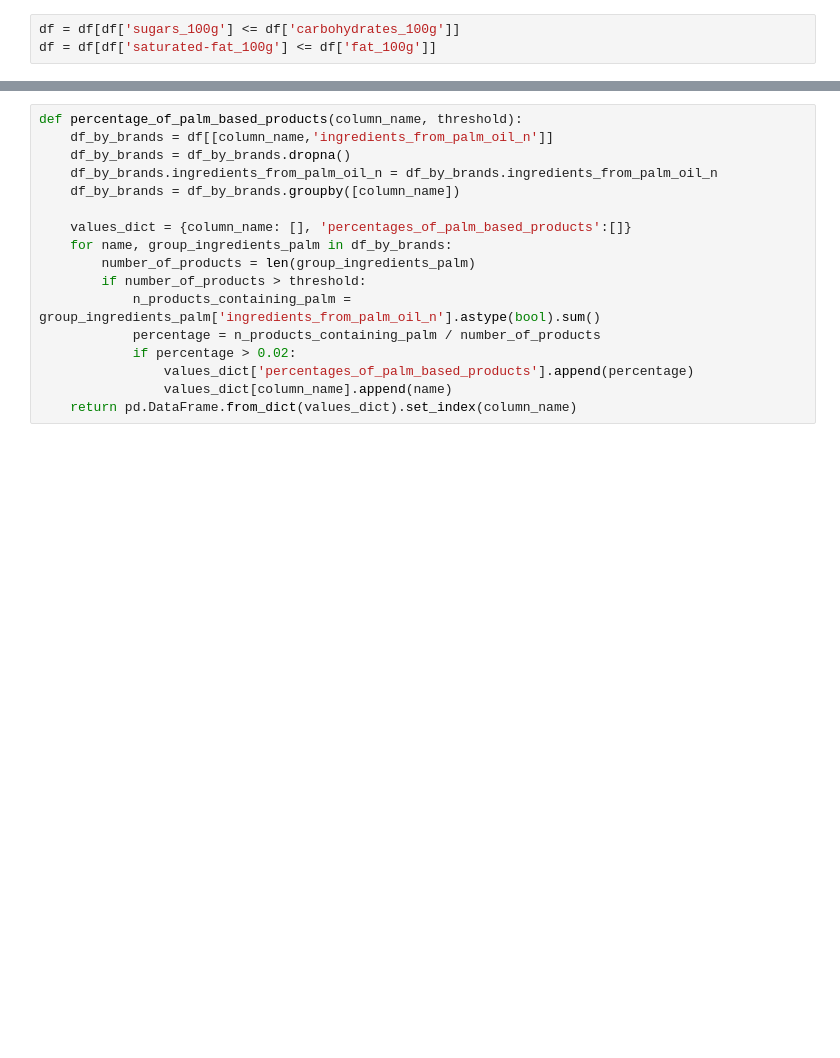
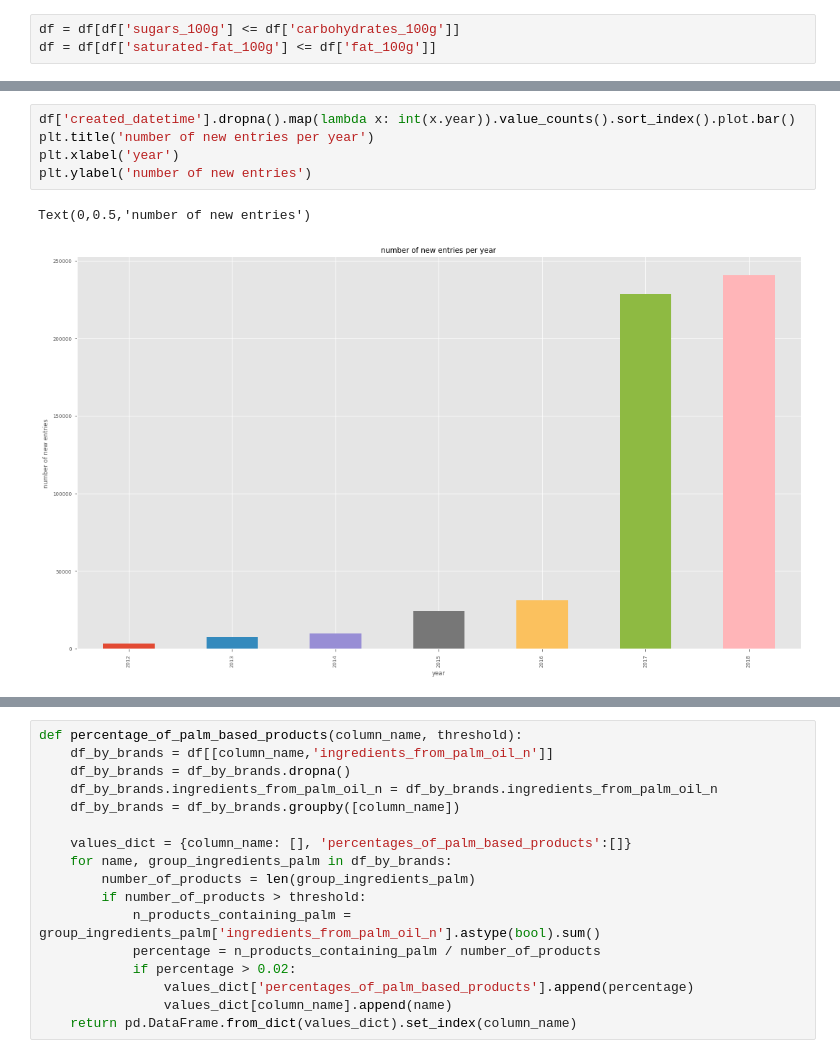
Before and after one commit to lbasseto/meyran-open-food-facts, a Jupyter notebook: Data PreProcessing.ipynb, the cells around one changed output, grey strips where cells are left out. Drawn from its saved outputs; the diff is of its cells as text; blank space fills up the shorter version.

```diff
--- a/Data PreProcessing.ipynb
+++ b/Data PreProcessing.ipynb
@@ -419,0 +561,8 @@ df = df[df['saturated-fat_100g'] <= df['fat_100g']]
+# %%
+df['created_datetime'].dropna().map(lambda x: int(x.year)).value_counts().sort_index().plot.bar()
+plt.title('number of new entries per year')
+plt.xlabel('year')
+plt.ylabel('number of new entries')
+# %% [output]
+Text(0,0.5,'number of new entries')
+[figure, added]
```
Also changed, not shown: parts of 27 cells of this notebook, 2 other files.
